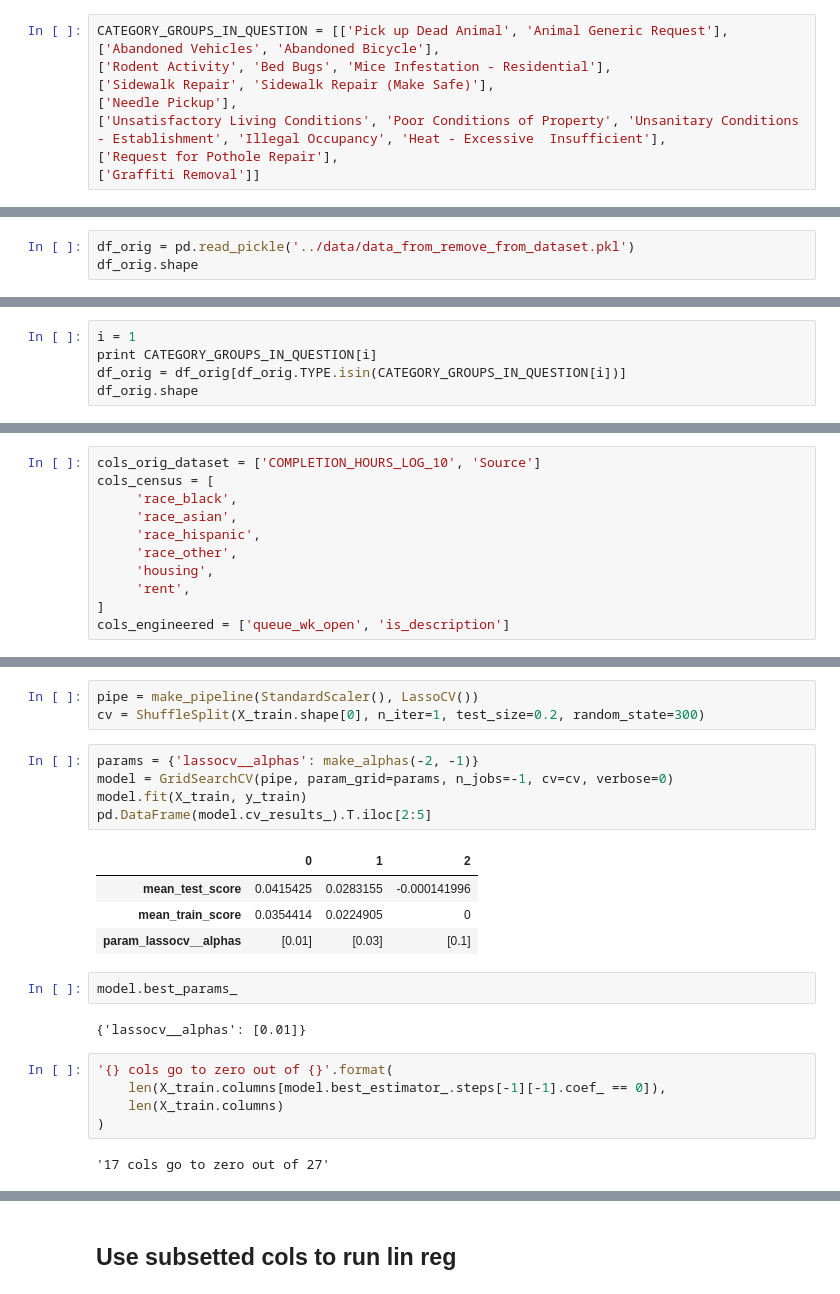
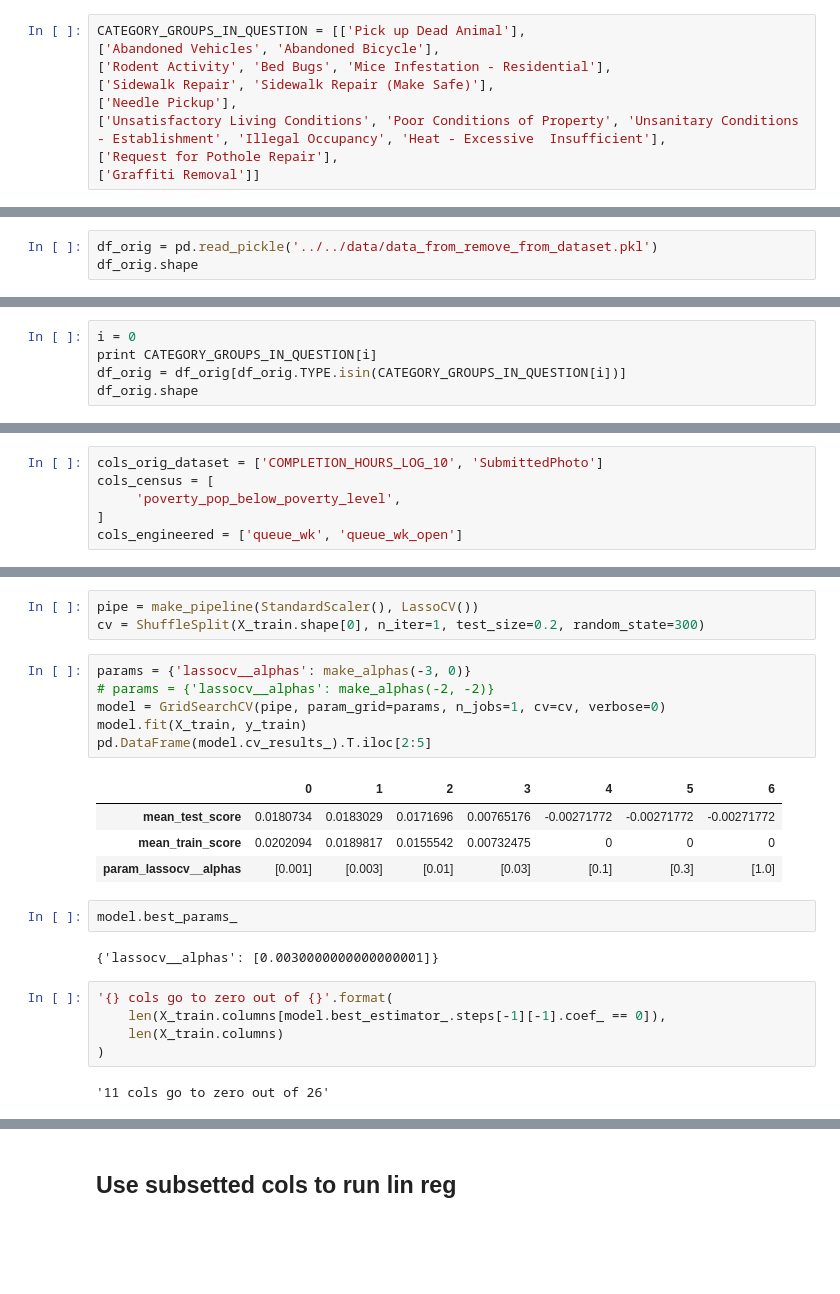
Before and after one commit to aok1425/311-prediction-times, a Jupyter notebook: modeling_q2_completion_time/separate_categs/17 explaining animal requests.ipynb, the cells around one changed output, grey strips where cells are left out. Saved outputs shown, nothing was run; the diff lists cells and outputs as text; blank space fills up the shorter version.

Commit message:
redid Q2 on animals bc error; weird results

```diff
--- a/modeling_q2_completion_time/separate_categs/17 explaining animal requests.ipynb
+++ b/modeling_q2_completion_time/separate_categs/17 explaining animal requests.ipynb
@@ -3,7 +3,7 @@
 
 Now that I know that my submodels perform a bit better than the model on the entire dataset, I can take advantage of the submodels and find the coefficients that are most associated with response variable.
 # %%
-CATEGORY_GROUPS_IN_QUESTION = [['Pick up Dead Animal', 'Animal Generic Request'],
+CATEGORY_GROUPS_IN_QUESTION = [['Pick up Dead Animal'],
 ['Abandoned Vehicles', 'Abandoned Bicycle'],
 ['Rodent Activity',	'Bed Bugs', 'Mice Infestation - Residential'],
 ['Sidewalk Repair', 'Sidewalk Repair (Make Safe)'],
@@ -42,5 +46,5 @@ from helper_functions import dummify_cols_and_baselines, make_alphas, remove_out
 # %%
-df_orig = pd.read_pickle('../data/data_from_remove_from_dataset.pkl')
+df_orig = pd.read_pickle('../../data/data_from_remove_from_dataset.pkl')
 df_orig.shape
 # %% [output]
 (516406, 40)
@@ -52,7 +56,7 @@ df_orig.shape
 # %% [markdown]
 ## Filterering by `TYPE`
 # %%
-i = 1
+i = 0
 print CATEGORY_GROUPS_IN_QUESTION[i]
 df_orig = df_orig[df_orig.TYPE.isin(CATEGORY_GROUPS_IN_QUESTION[i])]
 df_orig.shape
@@ -121,14 +97,9 @@ df_outliers_removed.drop('TYPE', axis=1, inplace=True)
 # %%
-cols_orig_dataset = ['COMPLETION_HOURS_LOG_10', 'Source']
+cols_orig_dataset = ['COMPLETION_HOURS_LOG_10', 'SubmittedPhoto']
 cols_census = [
-     'race_black',
-     'race_asian',
-     'race_hispanic',
-     'race_other',
-     'housing',
-     'rent',
+     'poverty_pop_below_poverty_level',
 ]
-cols_engineered = ['queue_wk_open', 'is_description']
+cols_engineered = ['queue_wk', 'queue_wk_open']
 # %%
 df = df_outliers_removed[cols_orig_dataset + cols_census + cols_engineered]
 df.shape
@@ -225,26 +193,27 @@ X_train, X_test, y_train, y_test = train_test_split(
 pipe = make_pipeline(StandardScaler(), LassoCV())
 cv = ShuffleSplit(X_train.shape[0], n_iter=1, test_size=0.2, random_state=300)
 # %%
-params = {'lassocv__alphas': make_alphas(-2, -1)}
-model = GridSearchCV(pipe, param_grid=params, n_jobs=-1, cv=cv, verbose=0)
+params = {'lassocv__alphas': make_alphas(-3, 0)}
+# params = {'lassocv__alphas': make_alphas(-2, -2)}
+model = GridSearchCV(pipe, param_grid=params, n_jobs=1, cv=cv, verbose=0)
 model.fit(X_train, y_train)
 pd.DataFrame(model.cv_results_).T.iloc[2:5]
 # %% [output]
-|  | 0 | 1 | 2 |
-| mean_test_score | 0.0415425 | 0.0283155 | -0.000141996 |
-| mean_train_score | 0.0354414 | 0.0224905 | 0 |
-| param_lassocv__alphas | [0.01] | [0.03] | [0.1] |
+|  | 0 | 1 | 2 | 3 | 4 | 5 | 6 |
+| mean_test_score | 0.0180734 | 0.0183029 | 0.0171696 | 0.00765176 | -0.00271772 | -0.00271772 | -0.00271772 |
+| mean_train_score | 0.0202094 | 0.0189817 | 0.0155542 | 0.00732475 | 0 | 0 | 0 |
+| param_lassocv__alphas | [0.001] | [0.003] | [0.01] | [0.03] | [0.1] | [0.3] | [1.0] |
 # %%
 model.best_params_
 # %% [output]
-{'lassocv__alphas': [0.01]}
+{'lassocv__alphas': [0.0030000000000000001]}
 # %%
 '{} cols go to zero out of {}'.format(
     len(X_train.columns[model.best_estimator_.steps[-1][-1].coef_ == 0]),
     len(X_train.columns)
 )
 # %% [output]
-'17 cols go to zero out of 27'
+'11 cols go to zero out of 26'
 # %%
 cols_zero = list(X_train.columns[model.best_estimator_.steps[-1][-1].coef_ == 0])
 cols_zero
```
Also changed, not shown: parts of 21 cells of this notebook, 2 other files.
